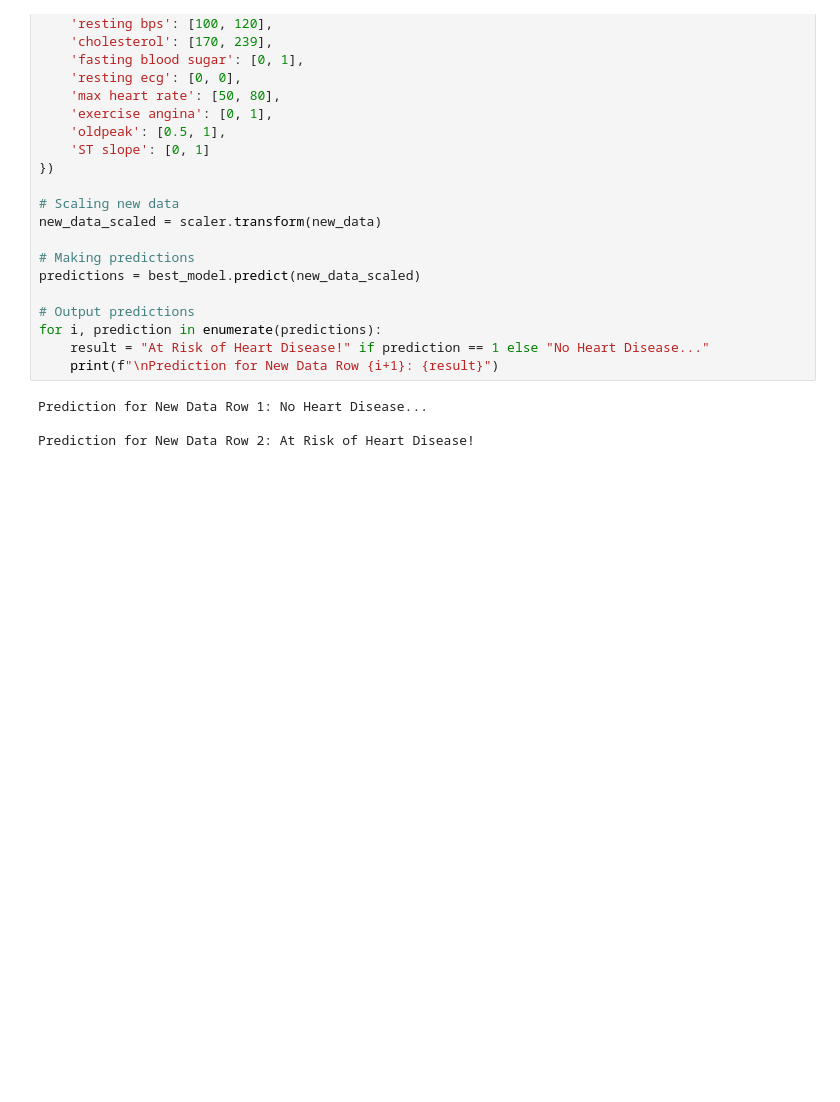
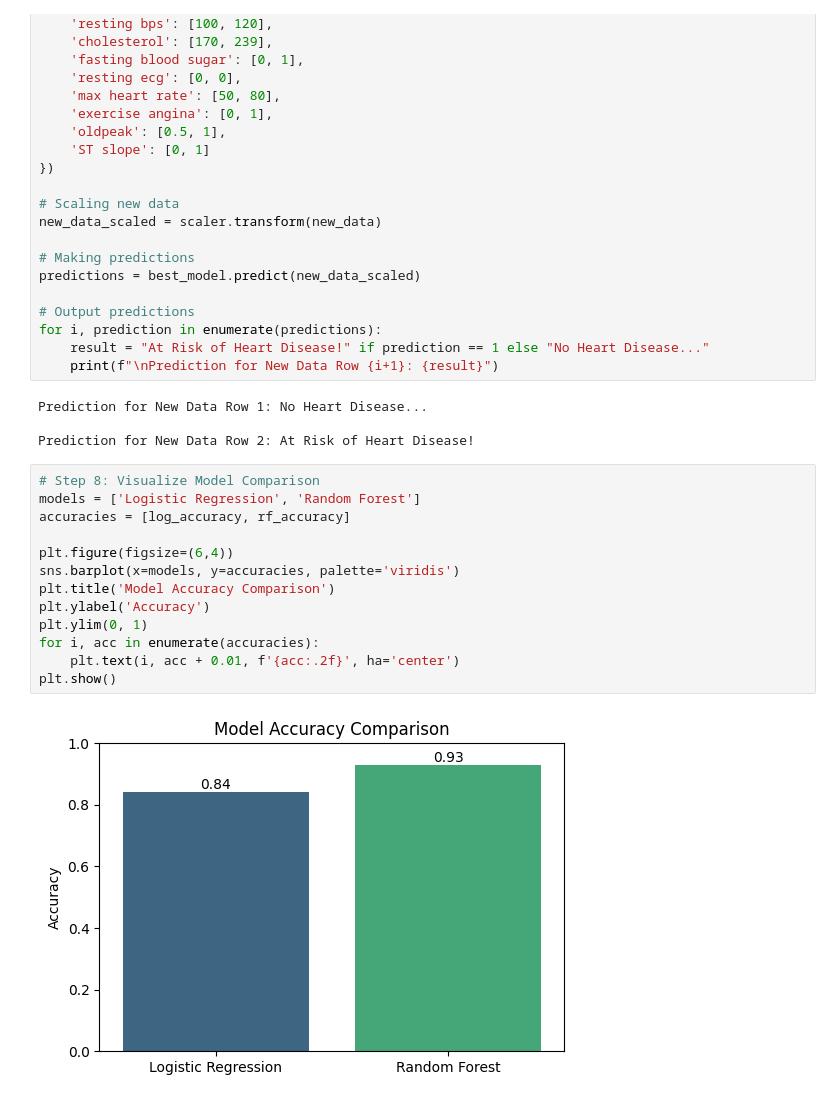
Before and after one commit to Chinmayikelkar/ML_Internship_Project1, a Jupyter notebook: Detect_Heart_Disease.ipynb, the cells around one changed output. Drawn from its saved outputs; the diff is of its cells as text; blank space fills up the shorter version.

```diff
--- a/Detect_Heart_Disease.ipynb
+++ b/Detect_Heart_Disease.ipynb
@@ -120,3 +120,18 @@ for i, prediction in enumerate(predictions):
 Prediction for New Data Row 1: No Heart Disease...
 
 Prediction for New Data Row 2: At Risk of Heart Disease!
+# %%
+# Step 8: Visualize Model Comparison
+models = ['Logistic Regression', 'Random Forest']
+accuracies = [log_accuracy, rf_accuracy]
+
+plt.figure(figsize=(6,4))
+sns.barplot(x=models, y=accuracies, palette='viridis')
+plt.title('Model Accuracy Comparison')
+plt.ylabel('Accuracy')
+plt.ylim(0, 1)
+for i, acc in enumerate(accuracies):
+    plt.text(i, acc + 0.01, f'{acc:.2f}', ha='center')
+plt.show()
+# %% [output]
+[figure, added]
```
Also changed, not shown: 1 other file.
